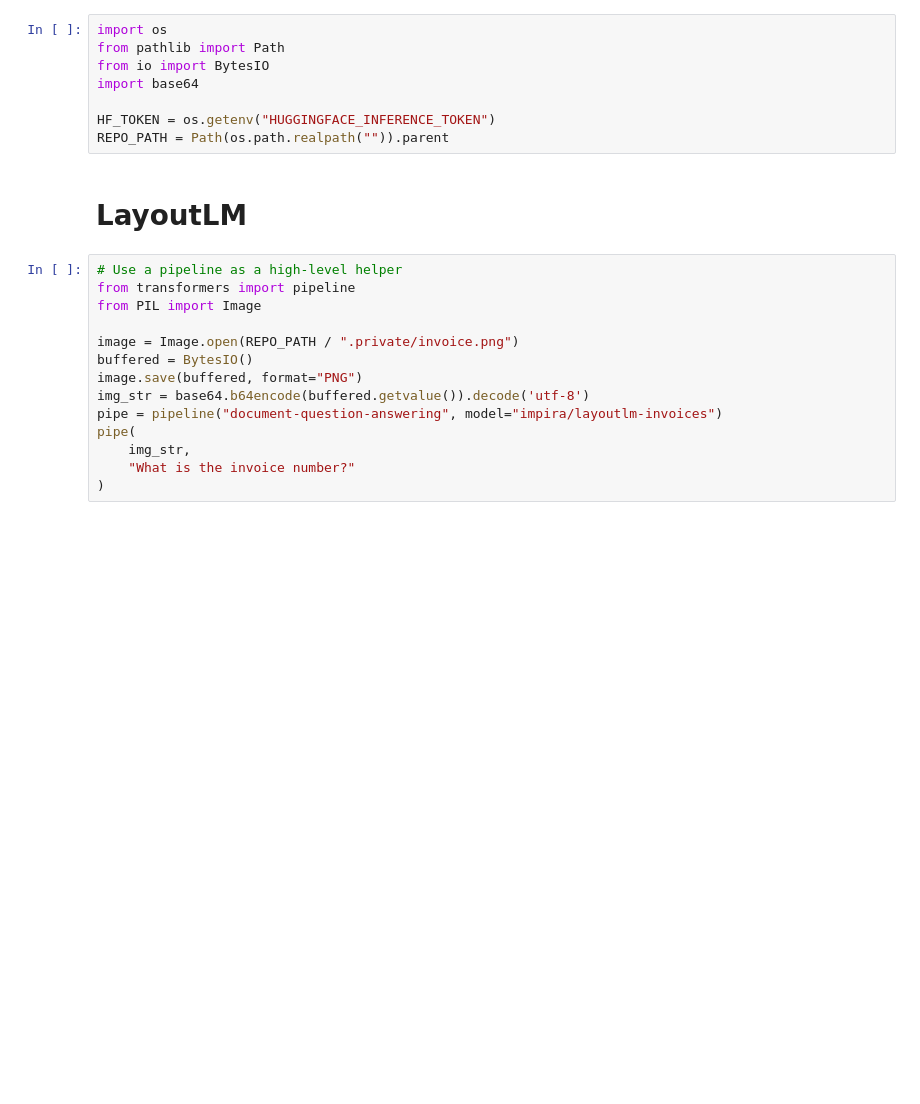
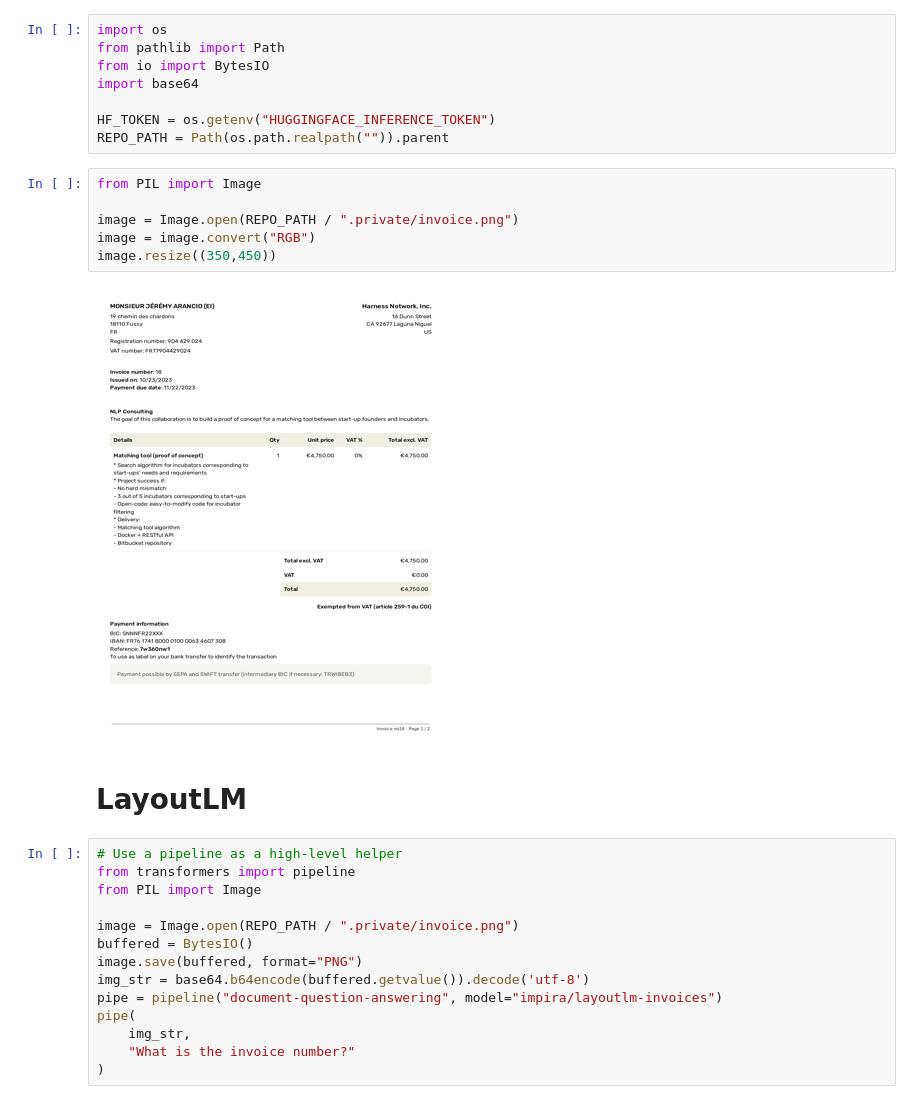
Before and after one commit to jeremyarancio/invoice-reader, a Jupyter notebook: notebooks/model_exploration.ipynb, the cells around one changed output. Drawn from its saved outputs; the diff is of its cells as text; blank space fills up the shorter version.

```diff
--- a/notebooks/model_exploration.ipynb
+++ b/notebooks/model_exploration.ipynb
@@ -6,6 +6,14 @@ import base64
 
 HF_TOKEN = os.getenv("HUGGINGFACE_INFERENCE_TOKEN")
 REPO_PATH = Path(os.path.realpath("")).parent
+# %%
+from PIL import Image
+
+image = Image.open(REPO_PATH / ".private/invoice.png")
+image = image.convert("RGB")
+image.resize((350,450))
+# %% [output]
+[figure, added]
 # %% [markdown]
 # LayoutLM
 # %%
```
Also changed, not shown: parts of 19 cells of this notebook, 1 other file.
